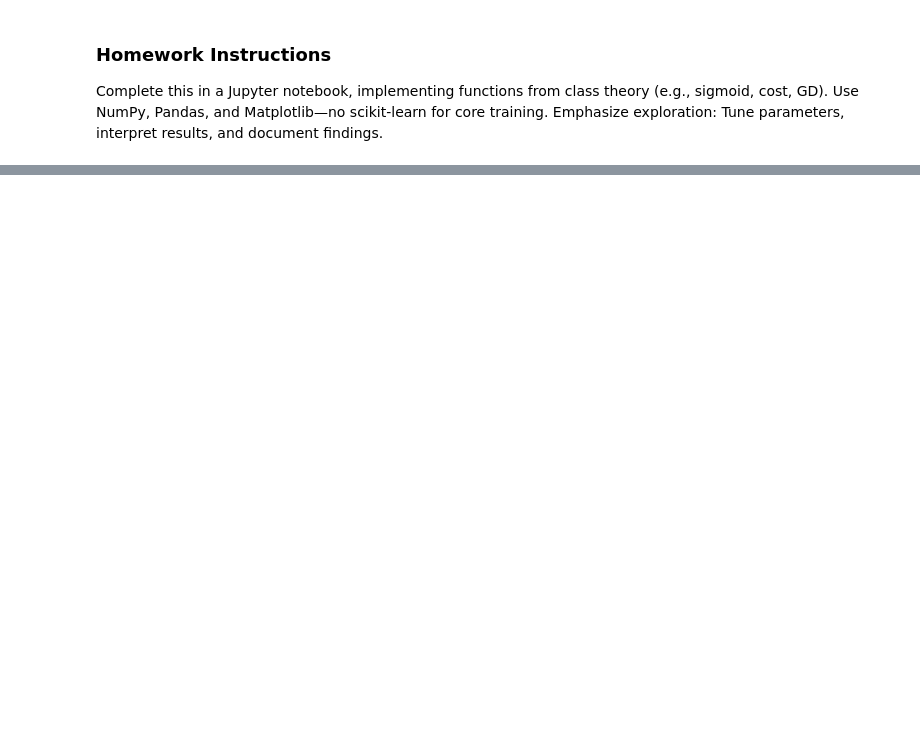
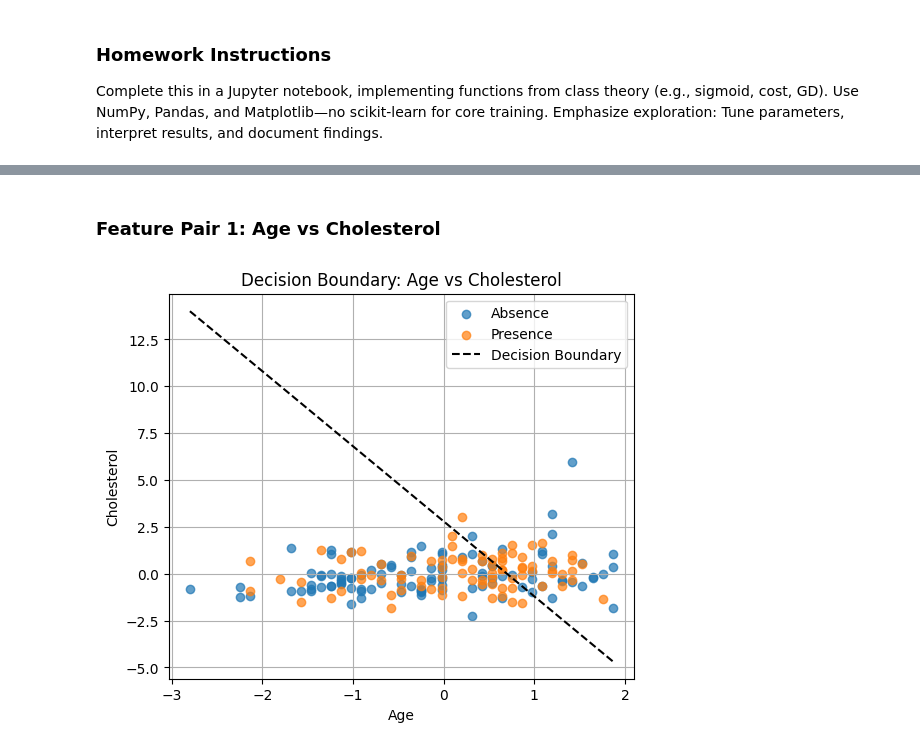
Before and after one commit to JesusJC15/logistic-regression, a Jupyter notebook: heart_disease_lr_analysis.ipynb, the cells around one changed output, grey strips where cells are left out. Saved outputs shown, nothing was run; the diff lists cells and outputs as text; code cells hidden in the pictures; blank space fills up the shorter version.

```diff
--- a/heart_disease_lr_analysis.ipynb
+++ b/heart_disease_lr_analysis.ipynb
@@ -179,0 +379,39 @@ Test set shape: (81, 6)
+# %%
+# Decision Boundary Plotting
+def plot_decision_boundary(X, y, w, b, feature_names):
+    plt.figure(figsize=(6, 5))
+
+    # Scatter plot
+    plt.scatter(X[y == 0][:, 0], X[y == 0][:, 1], label='Absence', alpha=0.7)
+    plt.scatter(X[y == 1][:, 0], X[y == 1][:, 1], label='Presence', alpha=0.7)
+
+    # Decision boundary: w1*x1 + w2*x2 + b = 0
+    x_vals = np.array([X[:, 0].min(), X[:, 0].max()])
+    y_vals = -(w[0] * x_vals + b) / w[1]
+
+    plt.plot(x_vals, y_vals, 'k--', label='Decision Boundary')
+
+    plt.xlabel(feature_names[0])
+    plt.ylabel(feature_names[1])
+    plt.title(f"Decision Boundary: {feature_names[0]} vs {feature_names[1]}")
+    plt.legend()
+    plt.grid(True)
+    plt.show()
+# %% [markdown]
+### Feature Pair 1: Age vs Cholesterol
+# %%
+# Visualize decision boundary for 'Age' and 'Cholesterol'
+
+pair_1 = ['Age', 'Cholesterol']
+idx = [features.index(f) for f in pair_1]
+
+X_pair = X_train_norm[:, idx]
+y_pair = y_train
+
+w_2d, b_2d, _ = train_logistic_2d(
+    X_pair, y_pair, alpha=0.01, iterations=1500
+)
+
+plot_decision_boundary(X_pair, y_pair, w_2d, b_2d, pair_1)
+# %% [output]
+[figure, added]
```
Also changed, not shown: parts of 66 cells of this notebook, 3 other files.
